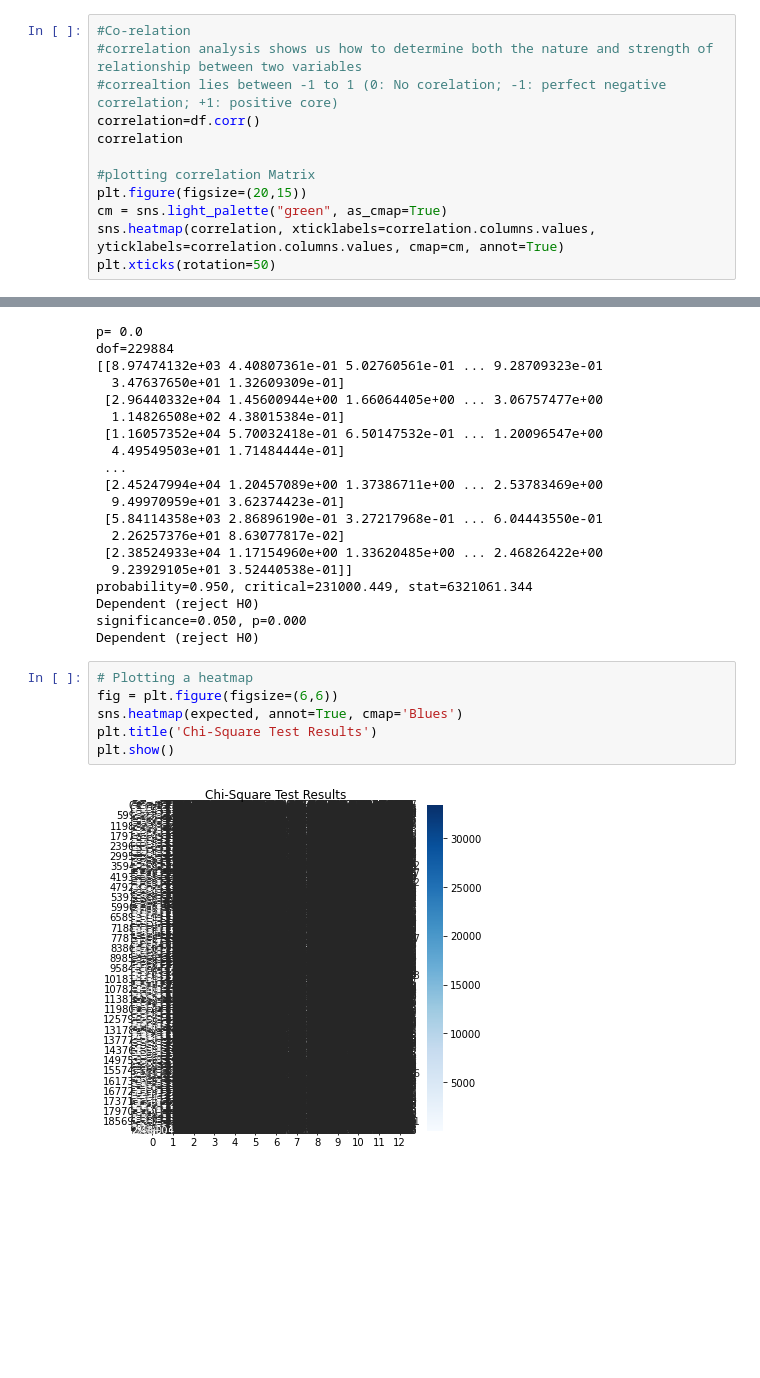
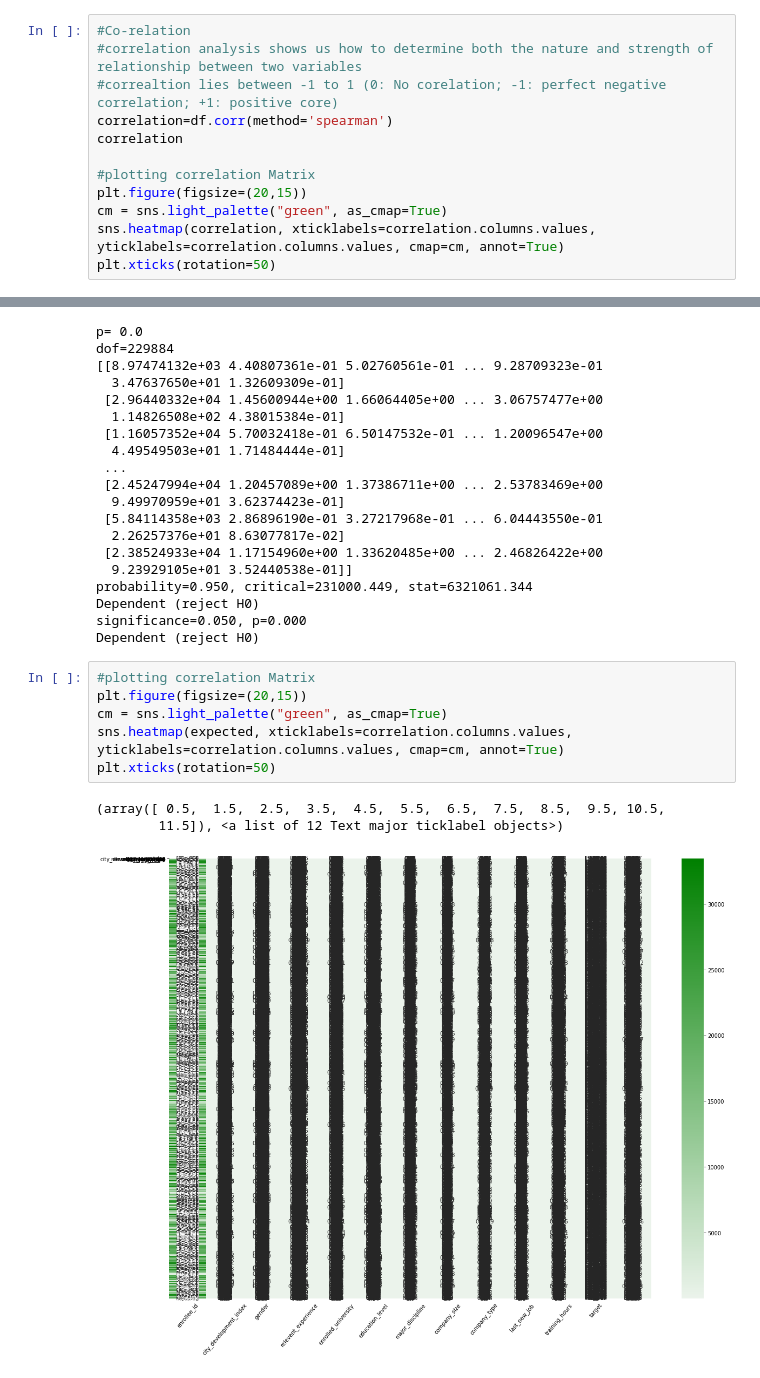
Before and after one commit to arindamdeyofficial/JobChurnInIt, a Jupyter notebook: jobchurnit.ipynb, the cells around one changed output, grey strips where cells are left out. Saved outputs shown, nothing was run; the diff lists cells and outputs as text; blank space fills up the shorter version.

```diff
--- a/jobchurnit.ipynb
+++ b/jobchurnit.ipynb
@@ -365,7 +369,7 @@ Coorelation
 #Co-relation
 #correlation analysis shows us how to determine both the nature and strength of relationship between two variables
 #correaltion lies between -1 to 1 (0: No corelation; -1: perfect negative correlation; +1: positive core)
-correlation=df.corr()
+correlation=df.corr(method='spearman')
 correlation
 
 #plotting correlation Matrix
@@ -472,11 +476,13 @@ probability=0.950, critical=231000.449, stat=6321061.344
 Dependent (reject H0)
 significance=0.050, p=0.000
 Dependent (reject H0)
-# %%
-# Plotting a heatmap
-fig = plt.figure(figsize=(6,6))
-sns.heatmap(expected, annot=True, cmap='Blues')
-plt.title('Chi-Square Test Results')
-plt.show()
-# %% [output]
-[figure, removed]
+# %%
+#plotting correlation Matrix
+plt.figure(figsize=(20,15))
+cm = sns.light_palette("green", as_cmap=True)
+sns.heatmap(expected, xticklabels=correlation.columns.values, yticklabels=correlation.columns.values, cmap=cm, annot=True)
+plt.xticks(rotation=50)
+# %% [output]
+(array([ 0.5,  1.5,  2.5,  3.5,  4.5,  5.5,  6.5,  7.5,  8.5,  9.5, 10.5,
+        11.5]), <a list of 12 Text major ticklabel objects>)
+[figure, added]
```
Also changed, not shown: parts of 2 cells of this notebook.
